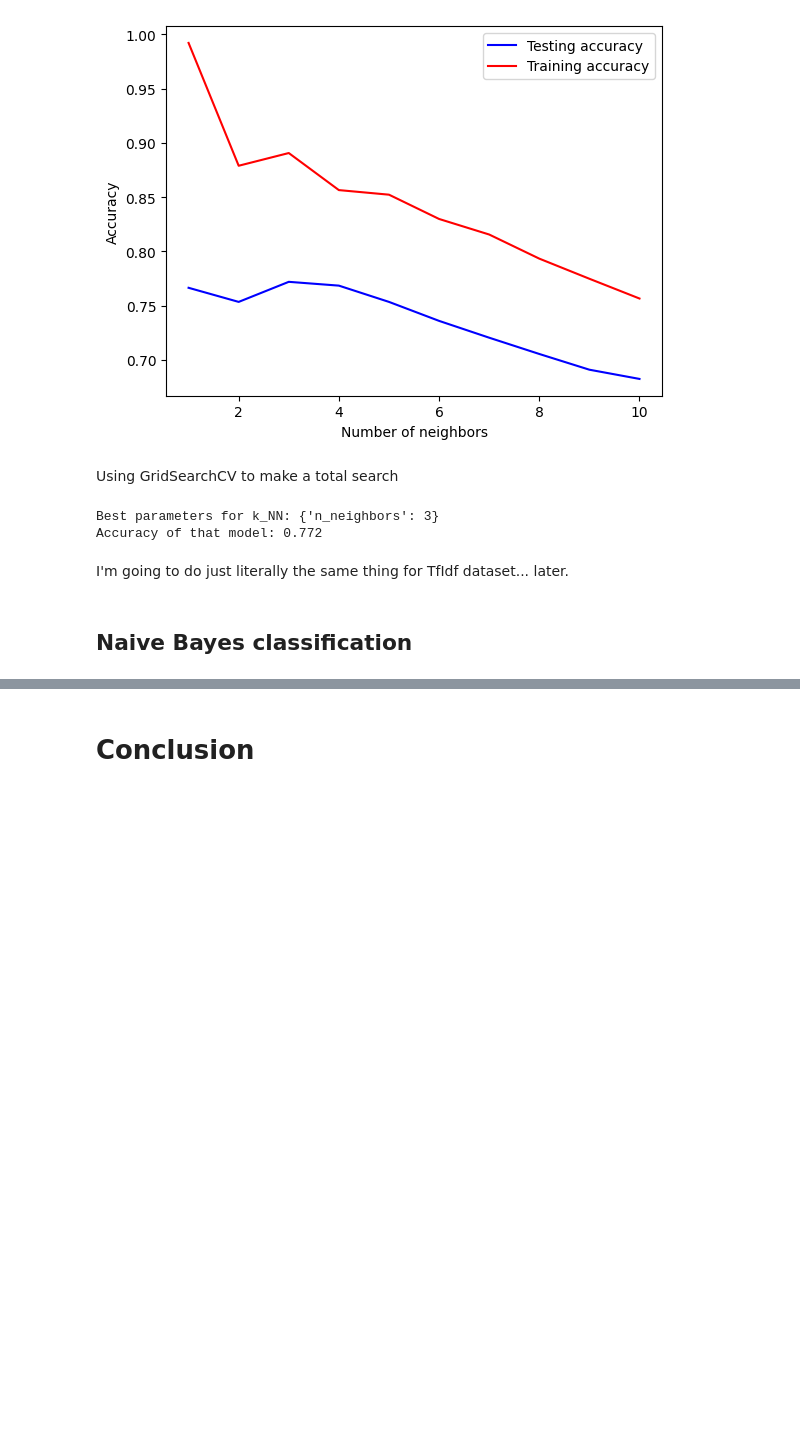
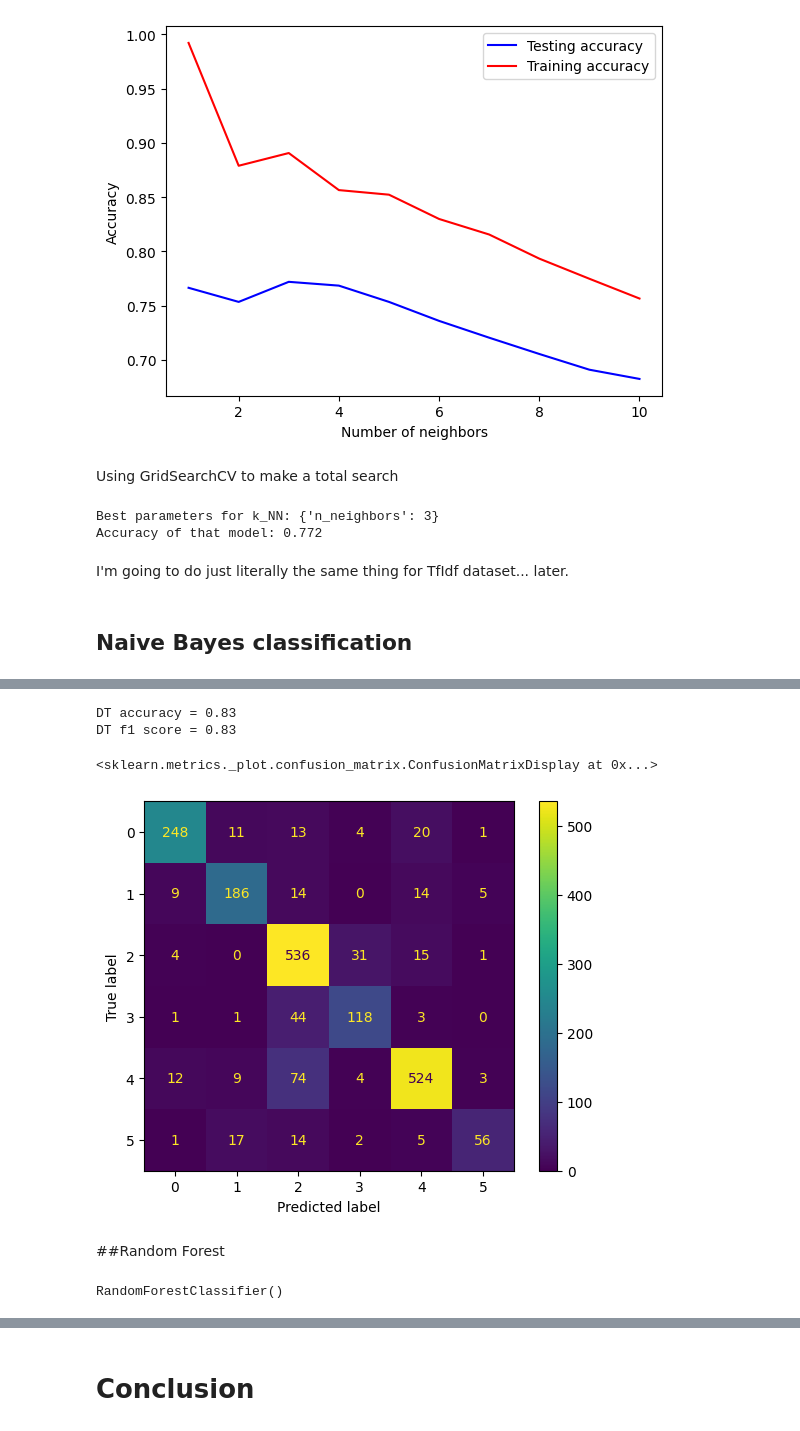
Before and after one commit to auphong2707/emotion-dectection-from-text, a Jupyter notebook: EDFT.ipynb, the cells around one changed output, grey strips where cells are left out. Saved outputs shown, nothing was run; the diff lists cells and outputs as text; code cells hidden in the pictures; blank space fills up the shorter version.

```diff
--- a/EDFT.ipynb
+++ b/EDFT.ipynb
@@ -417,0 +436,18 @@ I'm going to do just literally the same thing for TfIdf dataset... later.
+# %%
+y_dt_pred = DT.predict(X_test_bow)
+print("DT accuracy = {:.2f}".format(accuracy_score(y_dt_pred, y_test)))
+print("DT f1 score = {:.2f}".format(f1_score(y_dt_pred, y_test, average = 'micro')))
+cm_dt = confusion_matrix(y_dt_pred, y_test)
+ConfusionMatrixDisplay(cm_dt).plot()
+# %% [output]
+DT accuracy = 0.83
+DT f1 score = 0.83
+<sklearn.metrics._plot.confusion_matrix.ConfusionMatrixDisplay at 0x...>
+[figure, added]
+# %% [markdown]
+##Random Forest
+# %%
+RF = RandomForestClassifier()
+RF.fit(X_train_bow, y_train)
+# %% [output]
+RandomForestClassifier()
```
Also changed, not shown: parts of 7 cells of this notebook.
